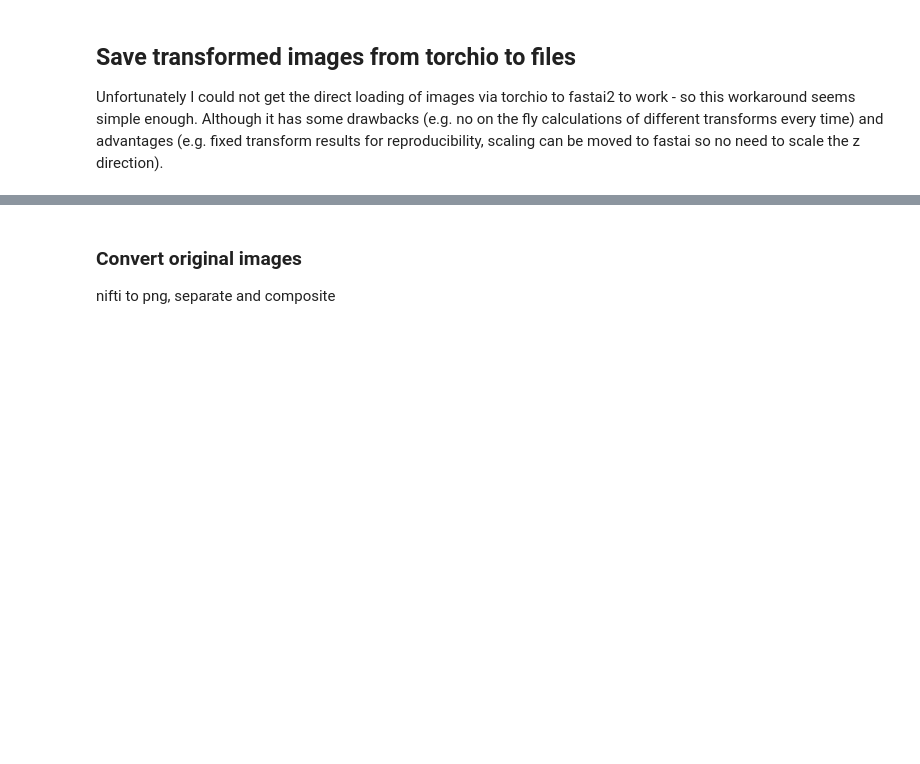
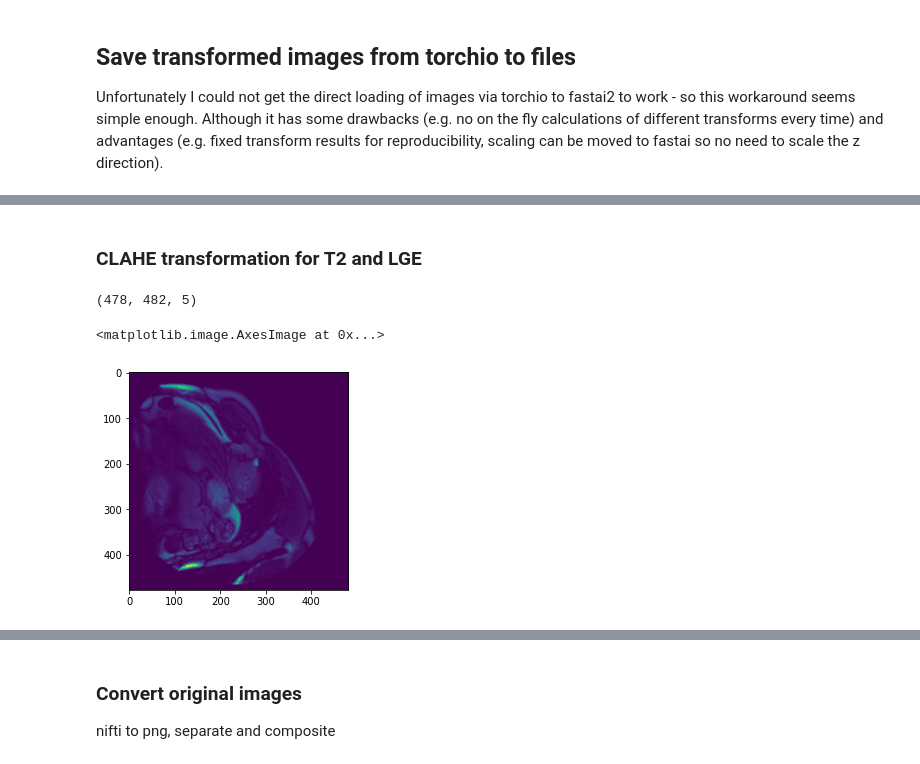
Before and after one commit to chfc-cmi/miccai2020-myops, a Jupyter notebook: code/00_convert_images.ipynb, the cells around one changed output, grey strips where cells are left out. Drawn from its saved outputs; the diff is of its cells as text; code cells hidden in the pictures; blank space fills up the shorter version.

Commit message:
Update conversion code to include clahe, restrict torchio transformations to motion and noise

```diff
--- a/code/00_convert_images.ipynb
+++ b/code/00_convert_images.ipynb
@@ -55,0 +52,2 @@ in deep learning. Link: https://arxiv.org/abs/2003.04696
+# %% [markdown]
+### CLAHE transformation for T2 and LGE
@@ -55,0 +59,12 @@ in deep learning. Link: https://arxiv.org/abs/2003.04696
+# %%
+t2_101 = nib.load('/content/drive/My Drive/miccai2020/myops/train25/myops_training_101_T2.nii.gz')
+t2_101_data = np.asanyarray(t2_101.dataobj)
+# %%
+t2_101_data.shape
+# %% [output]
+(478, 482, 5)
+# %%
+plt.imshow(t2_101_data[:,:,0])
+# %% [output]
+<matplotlib.image.AxesImage at 0x...>
+[figure, added]
```
Also changed, not shown: parts of 13 cells of this notebook.
